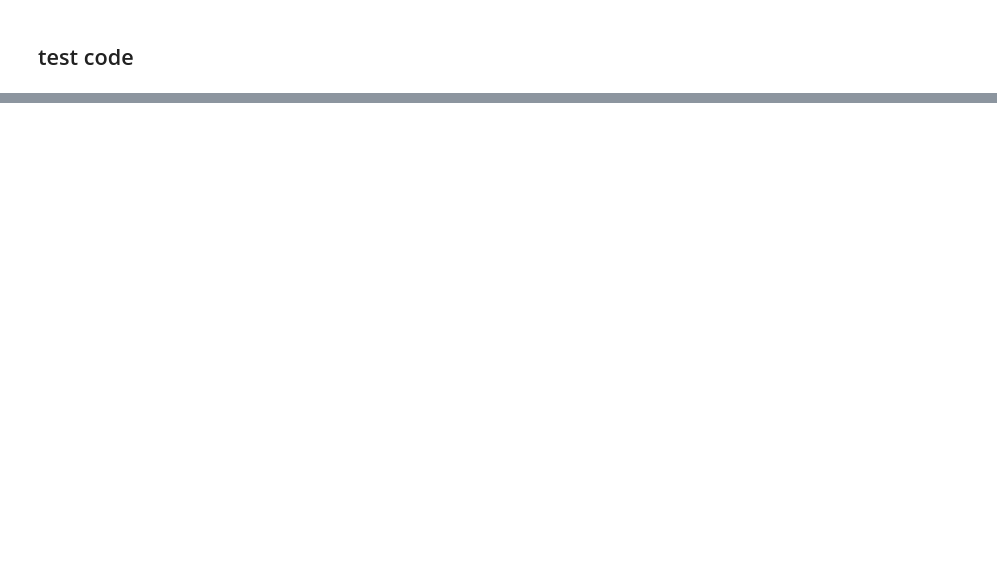
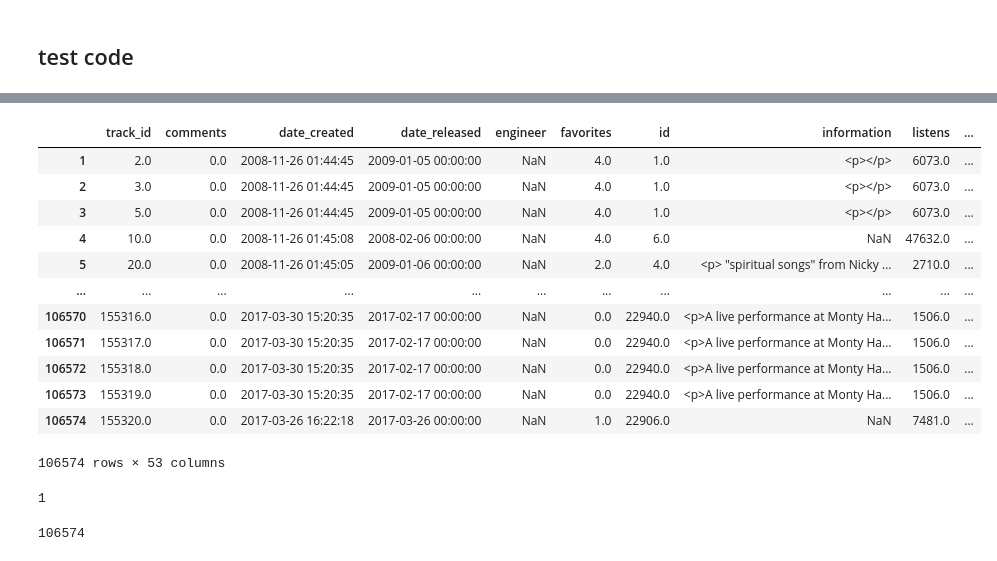
Before and after one commit to curlsloth/MusicSpeech-STM, a Jupyter notebook: STM03_build_meta_data.ipynb, the cells around one changed output, grey strips where cells are left out. Saved outputs shown, nothing was run; the diff lists cells and outputs as text; code cells hidden in the pictures; blank space fills up the shorter version.

```diff
--- a/STM03_build_meta_data.ipynb
+++ b/STM03_build_meta_data.ipynb
@@ -468,0 +461,24 @@ df_all
+# %%
+df_tracks = pd.read_csv('data/musicCorp/fma_large/fma_metadata/tracks.csv', low_memory=True, header=1)
+df_tracks.rename(columns={'Unnamed: 0': 'track_id'}, inplace=True)
+df_tracks['track_id'] = pd.to_numeric(df_tracks['track_id'], errors='coerce')
+df_tracks.drop(index=0, inplace=True)
+df_tracks
+# %% [output]
+|  | track_id | comments | date_created | date_released | engineer | favorites | id | information | listens | ... |
+| 1 | 2.0 | 0.0 | 2008-11-26 01:44:45 | 2009-01-05 00:00:00 | NaN | 4.0 | 1.0 | <p></p> | 6073.0 | ... |
+| 2 | 3.0 | 0.0 | 2008-11-26 01:44:45 | 2009-01-05 00:00:00 | NaN | 4.0 | 1.0 | <p></p> | 6073.0 | ... |
+| 3 | 5.0 | 0.0 | 2008-11-26 01:44:45 | 2009-01-05 00:00:00 | NaN | 4.0 | 1.0 | <p></p> | 6073.0 | ... |
+| 4 | 10.0 | 0.0 | 2008-11-26 01:45:08 | 2008-02-06 00:00:00 | NaN | 4.0 | 6.0 | NaN | 47632.0 | ... |
+| 5 | 20.0 | 0.0 | 2008-11-26 01:45:05 | 2009-01-06 00:00:00 | NaN | 2.0 | 4.0 | <p> "spiritual songs" from Nicky ... | 2710.0 | ... |
+| ... | ... | ... | ... | ... | ... | ... | ... | ... | ... | ... |
+| 106570 | 155316.0 | 0.0 | 2017-03-30 15:20:35 | 2017-02-17 00:00:00 | NaN | 0.0 | 22940.0 | <p>A live performance at Monty Ha... | 1506.0 | ... |
+| 106571 | 155317.0 | 0.0 | 2017-03-30 15:20:35 | 2017-02-17 00:00:00 | NaN | 0.0 | 22940.0 | <p>A live performance at Monty Ha... | 1506.0 | ... |
+| 106572 | 155318.0 | 0.0 | 2017-03-30 15:20:35 | 2017-02-17 00:00:00 | NaN | 0.0 | 22940.0 | <p>A live performance at Monty Ha... | 1506.0 | ... |
+| 106573 | 155319.0 | 0.0 | 2017-03-30 15:20:35 | 2017-02-17 00:00:00 | NaN | 0.0 | 22940.0 | <p>A live performance at Monty Ha... | 1506.0 | ... |
+| 106574 | 155320.0 | 0.0 | 2017-03-26 16:22:18 | 2017-03-26 00:00:00 | NaN | 1.0 | 22906.0 | NaN | 7481.0 | ... |
+106574 rows × 53 columns
+# %%
+sum(df_tracks['track_id'] == 83813)
+# %% [output]
+1
@@ -468,0 +490,4 @@ df_all
+# %%
+df_tracks['genres_all'].count()
+# %% [output]
+106574
```
Also changed, not shown: parts of 16 cells of this notebook.
